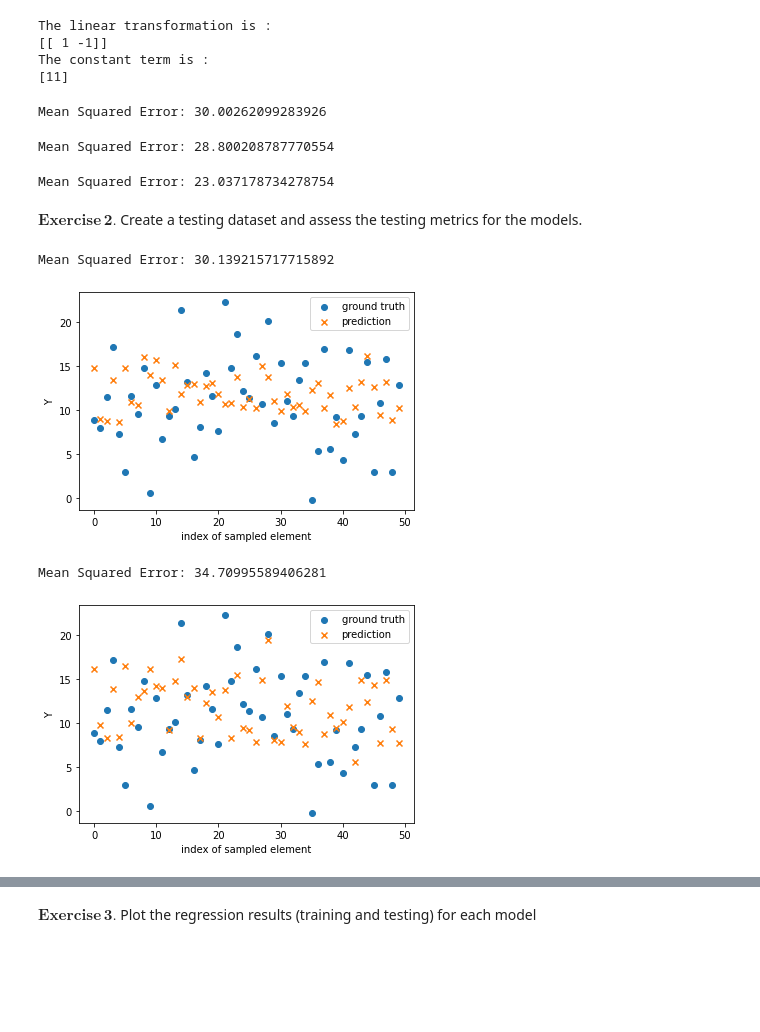
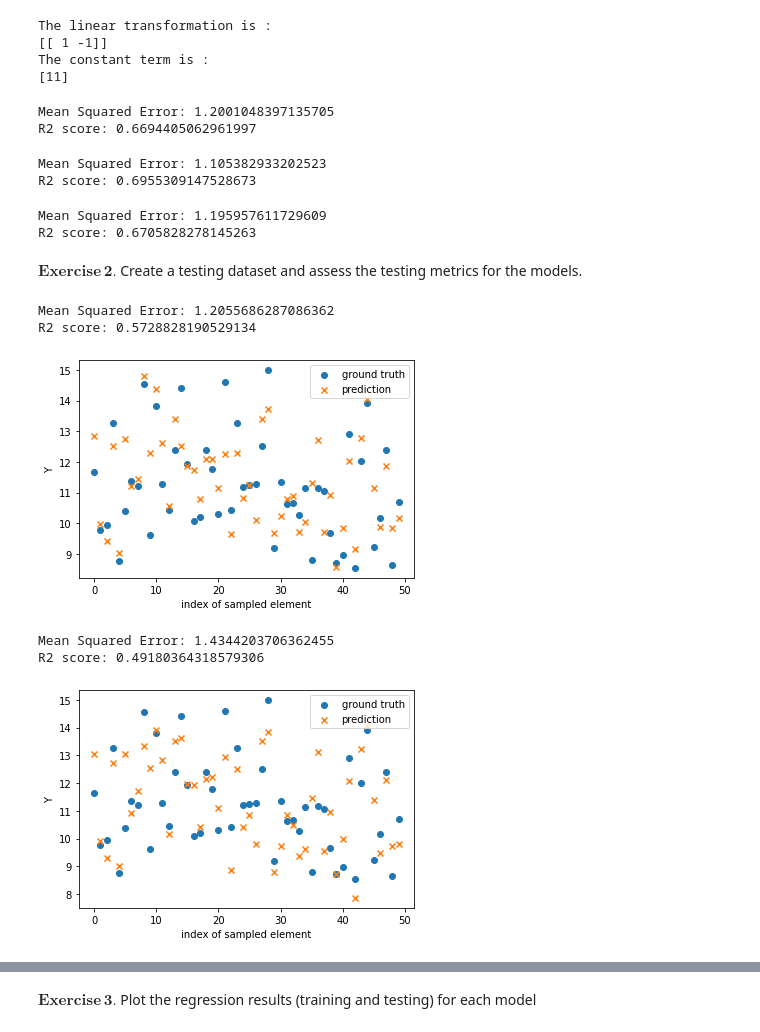
Before and after one commit to qlero/UCA_MSc-DS1, a Jupyter notebook: 2_model_selection/lecture_3/assignment_1_qlr.ipynb, the cells around one changed output, grey strips where cells are left out. Cells and saved outputs as stored; diff of their text form; code cells hidden in the pictures; blank space fills up the shorter version.

```diff
--- a/2_model_selection/lecture_3/assignment_1_qlr.ipynb
+++ b/2_model_selection/lecture_3/assignment_1_qlr.ipynb
@@ -224,5 +232,5 @@ def plot_ground_truth_vs_preds(preds, y_true, xlabel, ylabel, show=None):
 # %%
-dataset = create_linear_data(2, 1, 150, [-5,5], [-20,20], 5, 0)
+dataset = create_linear_data(2, 1, 150, [-5,5], [-20,20], 1, 0)
 # %% [output]
 The linear transformation is :
 [[ 1 -1]]
@@ -239,9 +247,10 @@ lrm = linear_regression_model.fit(X_train.T, y_train.T)
 # Predicts on train data
 preds = lrm.predict(X_train.T)
 # Accuracy
-lrm_train_results = print_results(preds, y_train.T)
+lrm_train_results = print_results(preds, y_train.T, True)
 # %% [output]
-Mean Squared Error: 30.00262099283926
+Mean Squared Error: 1.2001048397135705
+R2 score: 0.6694405062961997
 # %%
 # Linear SVR
 linear_svr = SVR(kernel='rbf', C=1e3, gamma=0.1)
@@ -250,9 +259,10 @@ lsvr = linear_svr.fit(X_train.T, y_train.T)
 # Predicts on train data
 preds = lsvr.predict(X_train.T)
 # Accuracy
-svr_train_results = print_results(preds, y_train.T)
+svr_train_results = print_results(preds, y_train.T, True)
 # %% [output]
-Mean Squared Error: 28.800208787770554
+Mean Squared Error: 1.105382933202523
+R2 score: 0.6955309147528673
 # %%
 # Decision Tree
 tree = DecisionTreeRegressor(max_depth=3)
@@ -261,9 +271,10 @@ ctree = tree.fit(X_train.T, y_train.T)
 # Predicts on train data
 preds = ctree.predict(X_train.T)
 # Accuracy
-tree_train_results = print_results(preds, y_train.T)
+tree_train_results = print_results(preds, y_train.T, True)
 # %% [output]
-Mean Squared Error: 23.037178734278754
+Mean Squared Error: 1.195957611729609
+R2 score: 0.6705828278145263
 # %% [markdown]
 $\mathbf{Exercise\, 2.}$ Create a testing dataset and assess the testing metrics for the models.
 # %%
@@ -271,17 +282,19 @@ X_test = dataset[0][:, 100:]
 y_test = dataset[1][:, 100:]
 # %%
 preds = lrm.predict(X_test.T)
-lrm_test_results = print_results(preds, y_test.T)
+lrm_test_results = print_results(preds, y_test.T, True)
 plot_ground_truth_vs_preds(preds, y_test.T, "index of sampled element", "Y")
 # %% [output]
-Mean Squared Error: 30.139215717715892
+Mean Squared Error: 1.2055686287086362
+R2 score: 0.5728828190529134
-[figure, old version]
+[figure, new version]
 # %%
 preds = lsvr.predict(X_test.T)
-svr_test_results = print_results(preds, y_test.T)
+svr_test_results = print_results(preds, y_test.T, True)
 plot_ground_truth_vs_preds(preds, y_test.T, "index of sampled element", "Y")
 # %% [output]
-Mean Squared Error: 34.70995589406281
+Mean Squared Error: 1.4344203706362455
+R2 score: 0.49180364318579306
-[figure, old version]
+[figure, new version]
 # %%
 preds = ctree.predict(X_test.T)
```
Also changed, not shown: parts of 36 cells of this notebook, 17 other files.
